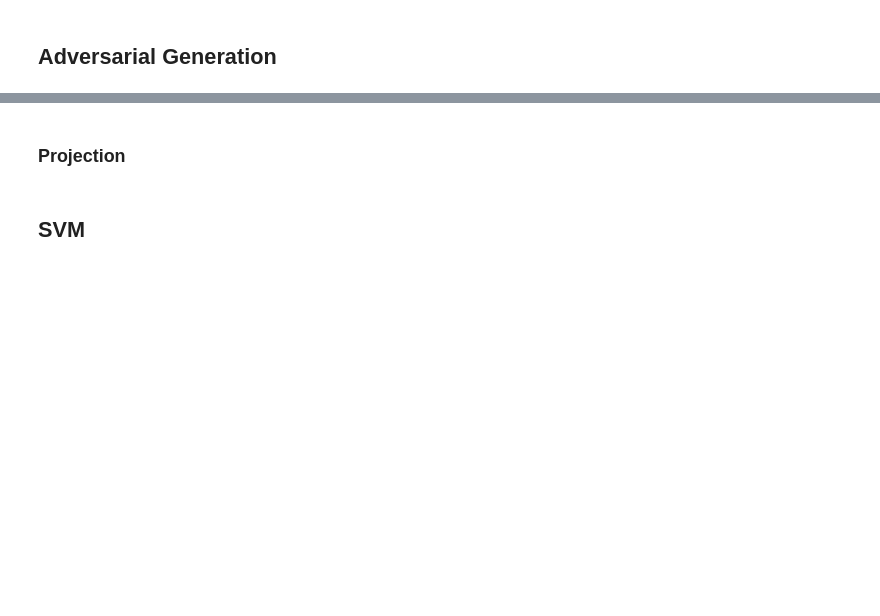
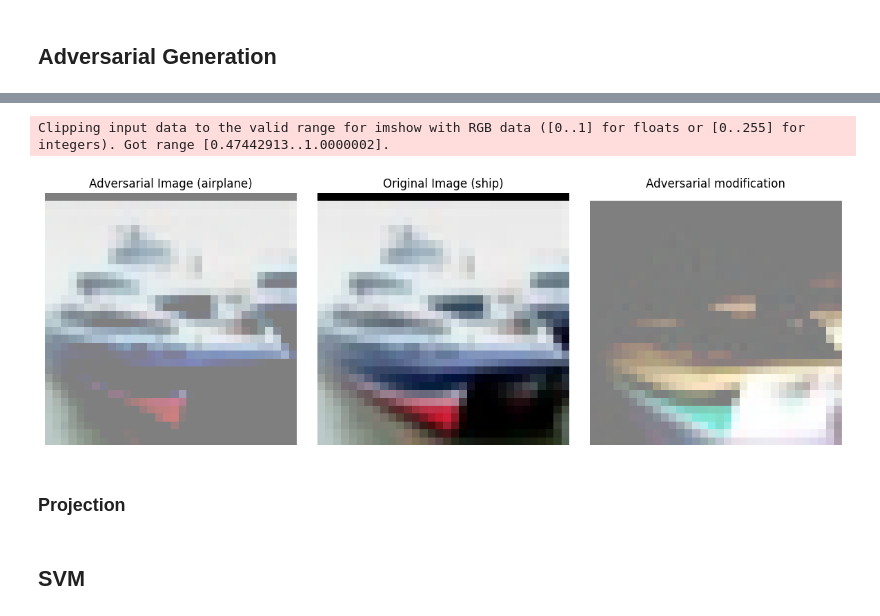
Before and after one commit to maegonz/Adversarial-Study, a Jupyter notebook: main.ipynb, the cells around one changed output, grey strips where cells are left out. Drawn from its saved outputs; the diff is of its cells as text; code cells hidden in the pictures; blank space fills up the shorter version.

```diff
--- a/main.ipynb
+++ b/main.ipynb
@@ -136,3 +275,38 @@ print("Accuracy on adversarial test examples: {}%".format(accuracy * 100))
+# %%
+cw_test = np.array([x_test[1]])
+
+CW_attack = CarliniL2Method(classifier=classifier)
+x_adv = CW_attack.generate(x=cw_test)
+
+pred = classifier.predict(x_adv)
+
+# Prepare images
+img_adv = x_adv.squeeze()
+img_orig = x_test[1]
+img_diff = img_adv - img_orig
+
+y_img_adv = classes_name[np.argmax(pred)]
+y_img_orig = classes_name[y_test[1]]
+
+img_adv = preparation(img_adv)
+img_orig = preparation(img_orig)
+img_diff = preparation(img_diff)
+
+# Plot all images on the same figure
+fig, axes = plt.subplots(1, 3, figsize=(12, 4))
+
+titles = [f'Adversarial Image ({y_img_adv})', f'Original Image ({y_img_orig})', 'Adversarial modification']
+
+for ax, img, title in zip(axes, [img_adv, img_orig, img_diff], titles):
+    ax.imshow(img)
+    ax.set_title(title)
+    ax.axis('off')
+
+plt.tight_layout()
+plt.show()
+# %% [output]
+Clipping input data to the valid range for imshow with RGB data ([0..1] for floats or [0..255] for integers). Got range [0.47442913..1.0000002].
+[figure, added]
 # %% [markdown]
 ### Projection
 # %% [markdown]
```
Also changed, not shown: parts of 17 cells of this notebook.
